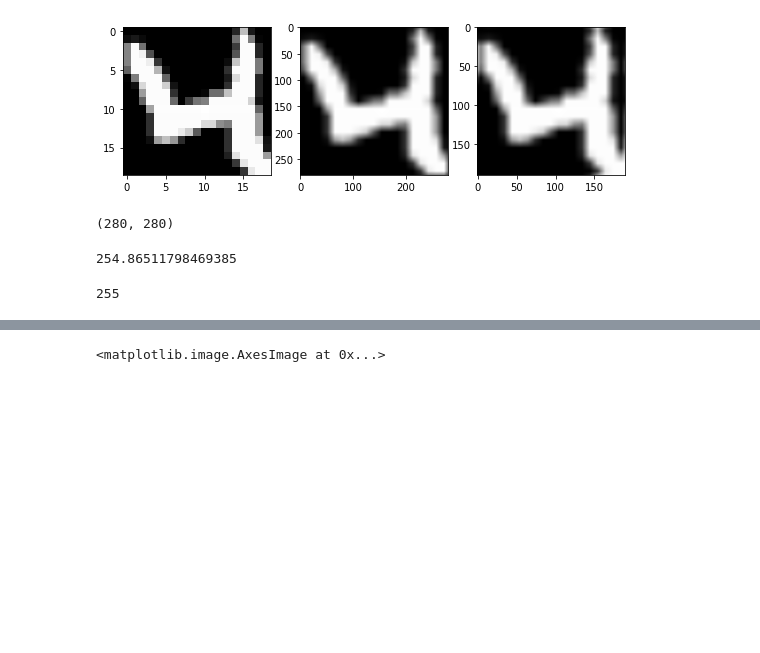
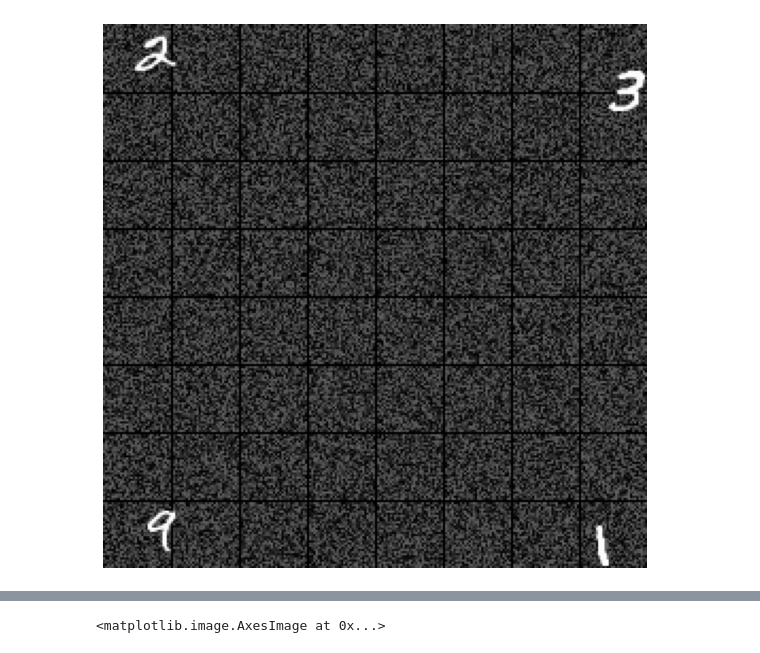
Before and after one commit to Matthew-Weisberg/MNIST_ObjectDetection_Dataset, a Jupyter notebook: MNIST Object Localization.ipynb, the cells around one changed output, grey strips where cells are left out. Saved outputs shown, nothing was run; the diff lists cells and outputs as text; code cells hidden in the pictures; blank space fills up the shorter version.

```diff
--- a/MNIST Object Localization.ipynb
+++ b/MNIST Object Localization.ipynb
@@ -253,27 +261,43 @@ plot_image_from_grayscale(image)
-# %%
-a = grab_x_bbox_region(x_train[20], label=y_train_bboxes[20])
-b = transform.resize(a, (280, 280), mode='constant', anti_aliasing = False, cval =0, preserve_range=True)
-c = transform.rescale(a, 10, anti_aliasing = True)
-
-plt.figure(figsize=[9,3])
-plt.subplot(1,3,1)
-plt.imshow(a, cmap='gray')
-plt.subplot(1,3,2)
-plt.imshow(b, cmap='gray')
-plt.subplot(1,3,3)
-plt.imshow(c, cmap='gray')
-plt.show()
-# %% [output]
-[figure, removed]
-# %%
-b.shape
-# %% [output]
-(280, 280)
-# %%
-np.max(b)
-# %% [output]
-254.86511798469385
-# %%
-np.max(a)
-# %% [output]
-255
+# %%
+image = generate_noisy_image(size = (256, 256), intensity = 100)
+draw_grid_on_image(image, grid_height = 8, grid_width = 8)
+
+image = add_object_to_image(image = image,
+                            region_of_interest = 1,
+                            object = x_train[5],
+                            label = y_train_bboxes[5],
+                            grid_height = 8,
+                            grid_width = 8,
+                            scale_value = 5,
+                            topleft_bottomright_coordinates=True)
+
+image = add_object_to_image(image = image,
+                            region_of_interest = 8,
+                            object = x_train[7],
+                            label = y_train_bboxes[7],
+                            grid_height = 8,
+                            grid_width = 8,
+                            scale_value = 5,
+                            topleft_bottomright_coordinates=True)
+
+image = add_object_to_image(image = image,
+                            region_of_interest = 64,
+                            object = x_train[6],
+                            label = y_train_bboxes[6],
+                            grid_height = 8,
+                            grid_width = 8,
+                            scale_value = 5,
+                            topleft_bottomright_coordinates=True)
+
+image = add_object_to_image(image = image,
+                            region_of_interest = 57,
+                            object = x_train[4],
+                            label = y_train_bboxes[4],
+                            grid_height = 8,
+                            grid_width = 8,
+                            scale_value = 5,
+                            topleft_bottomright_coordinates=True)
+
+plot_image_from_grayscale(image)
+# %% [output]
+[figure, added]
```
Also changed, not shown: parts of 8 cells of this notebook.
